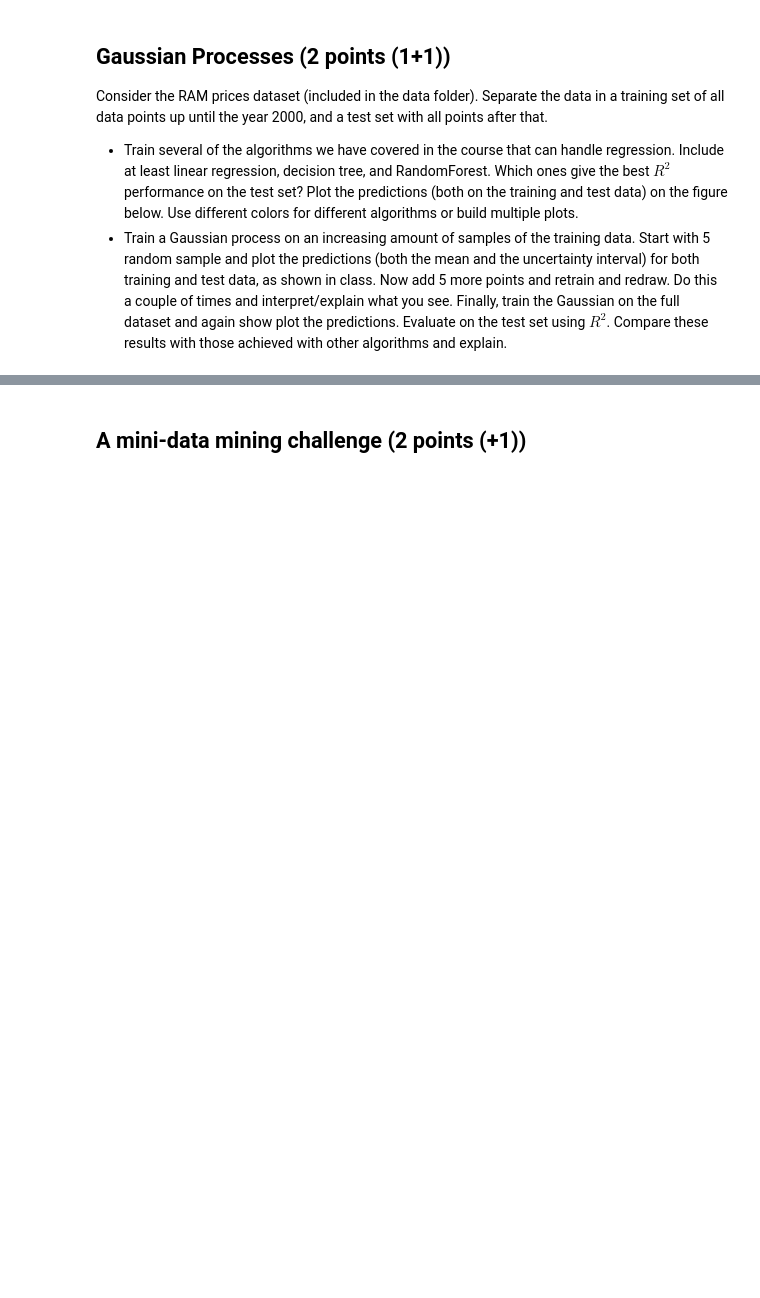
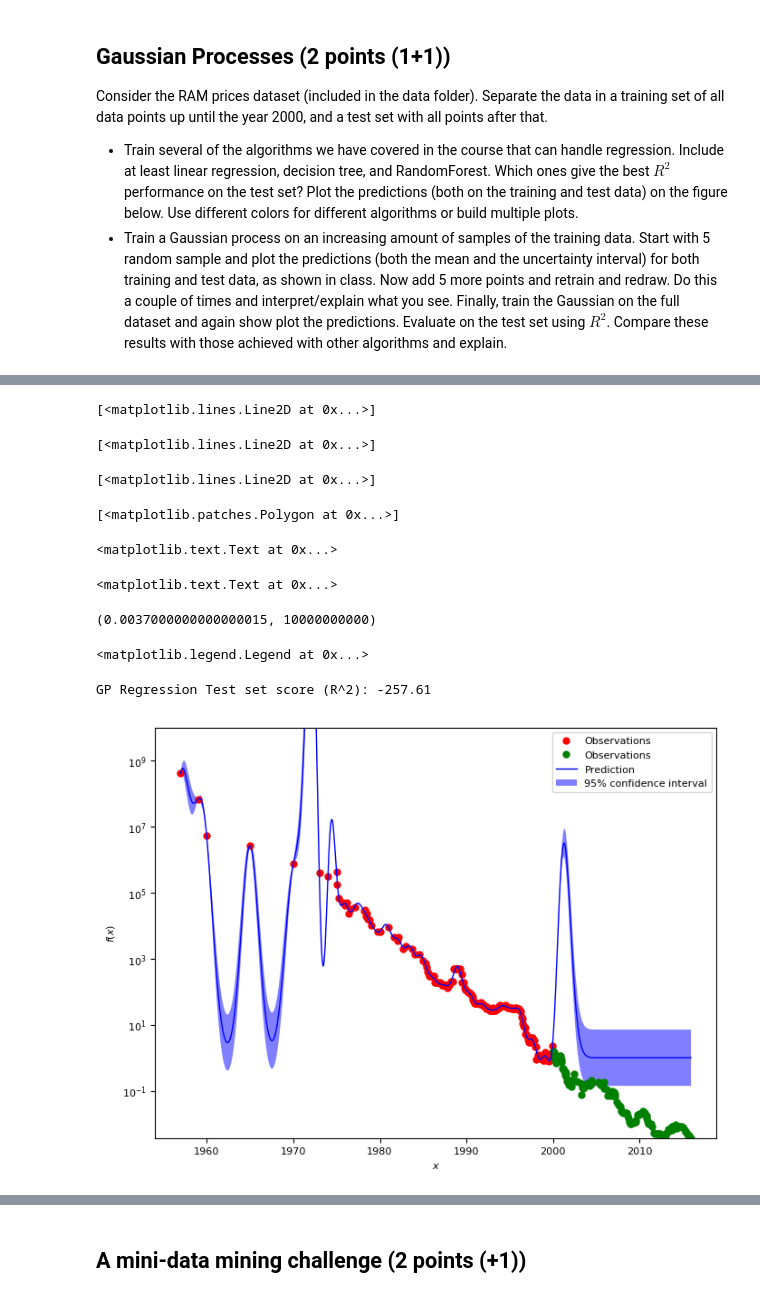
Before and after one commit to mcpeer/mla2, a Jupyter notebook: Assignment 2_peer.ipynb, the cells around one changed output, grey strips where cells are left out. Saved outputs shown, nothing was run; the diff lists cells and outputs as text; code cells hidden in the pictures; blank space fills up the shorter version.

```diff
--- a/Assignment 2_peer.ipynb
+++ b/Assignment 2_peer.ipynb
@@ -375,0 +439,39 @@ plt.ylabel("Price in $/Mbyte");
+# %%
+# full data
+# Mesh the input space for evaluations of the real function, the prediction and
+# its MSE
+x = np.atleast_2d(np.linspace(min(ram_prices.date), max(ram_prices.date), 1000)).T
+
+#alpha 1e-10 default
+gp = GaussianProcessRegressor(alpha = 1e-5, n_restarts_optimizer=9).fit(X_train, y_train)
+
+# Make the prediction on the meshed x-axis (ask for MSE as well)
+y_pred, sigma = gp.predict(x, return_std=True)
+
+# Plot the function, the prediction and the 95% confidence interval based on
+# the MSE
+fig = plt.figure(figsize=(8,6))
+plt.semilogy(X_train, np.exp(y_train), 'r.', markersize=10, label=u'Observations')
+plt.semilogy(X_test, np.exp(y_test), 'g.', markersize=10, label=u'Observations')
+plt.semilogy(x, np.exp(y_pred), 'b-', label=u'Prediction')
+plt.fill(np.concatenate([x, x[::-1]]),
+         np.concatenate([np.exp(y_pred - 1.9600 * sigma),
+                        (np.exp(y_pred + 1.9600 * sigma))[::-1]]),
+         alpha=.5, fc='b', ec='None', label='95% confidence interval')
+plt.xlabel('$x$')
+plt.ylabel('$f(x)$')
+plt.ylim(0,10000000000)
+plt.legend(loc='upper right')
+
+print("GP Regression Test set score (R^2): {:.2f}".format(gp.score(X_test, np.exp(y_test))))
+# %% [output]
+[<matplotlib.lines.Line2D at 0x...>]
+[<matplotlib.lines.Line2D at 0x...>]
+[<matplotlib.lines.Line2D at 0x...>]
+[<matplotlib.patches.Polygon at 0x...>]
+<matplotlib.text.Text at 0x...>
+<matplotlib.text.Text at 0x...>
+(0.0037000000000000015, 10000000000)
+<matplotlib.legend.Legend at 0x...>
+GP Regression Test set score (R^2): -257.61
+[figure, added]
```
Also changed, not shown: parts of 8 cells of this notebook.
